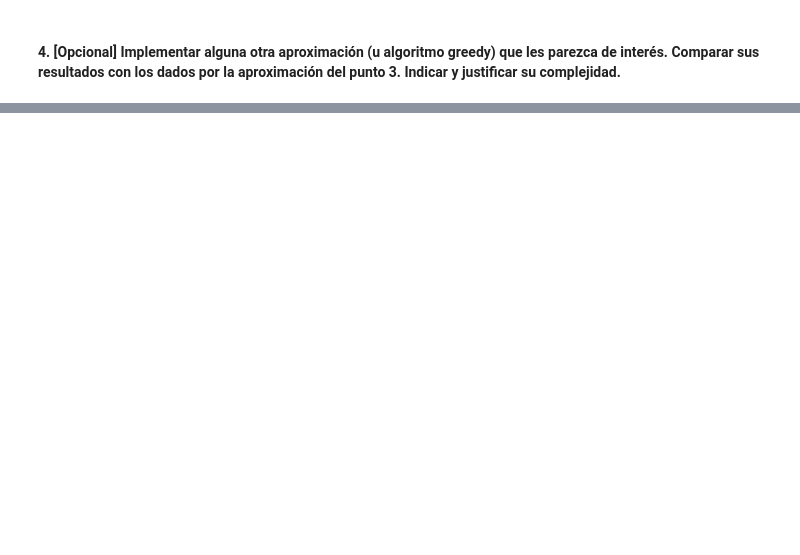
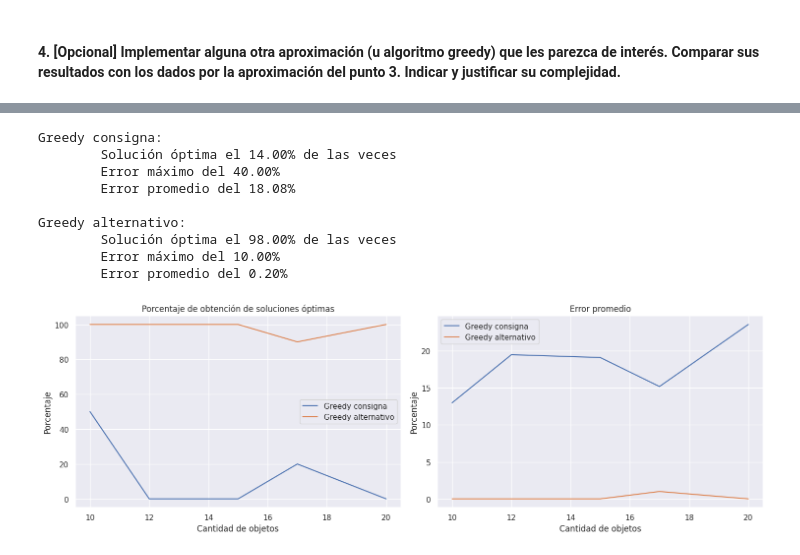
Before and after one commit to fdelu/tda-tp2, a Jupyter notebook: informe.ipynb, the cells around one changed output, grey strips where cells are left out. Drawn from its saved outputs; the diff is of its cells as text; code cells hidden in the pictures; blank space fills up the shorter version.

```diff
--- a/informe.ipynb
+++ b/informe.ipynb
@@ -88,0 +278,31 @@ Mejor solución: 6
+# %%
+# Algoritmo -> n objetos -> estadística
+right: PlotData = {}
+error: PlotData = {}
+
+for a in (Algorithm.GREEDY, Algorithm.GREEDY_ALT):
+    r = {n: [100 if s==s_exact else 0 for s, s_exact in zip(samples[a][n], samples[Algorithm.EXACT][n])] for n in x}
+    e = {n: [100*(s-s_exact)/s_exact for s, s_exact in zip(samples[a][n], samples[Algorithm.EXACT][n])] for n in x}
+    right[a] = avg(r)
+    error[a] = avg(e)
+
+    print(f"{a}:")
+    print(f"\tSolución óptima el {sum(right[a].values()) / len(x) :.2f}% de las veces")
+    print(f"\tError máximo del {max(x for y in e.values() for x in y):.2f}%")
+    print(f"\tError promedio del {sum(error[a].values()) / len(x) :.2f}%\n")
+
+fig, (ax1, ax2) = plt.subplots(1, 2, figsize=(15, 5))
+fig.set_tight_layout(True)
+show(ax1, right, "Porcentaje", "Porcentaje de obtención de soluciones óptimas")
+show(ax2, error, "Porcentaje", "Error promedio")
+# %% [output]
+Greedy consigna:
+        Solución óptima el 14.00% de las veces
+        Error máximo del 40.00%
+        Error promedio del 18.08%
+
+Greedy alternativo:
+        Solución óptima el 98.00% de las veces
+        Error máximo del 10.00%
+        Error promedio del 0.20%
+[figure, added]
```
Also changed, not shown: parts of 13 cells of this notebook, 6 other files.
